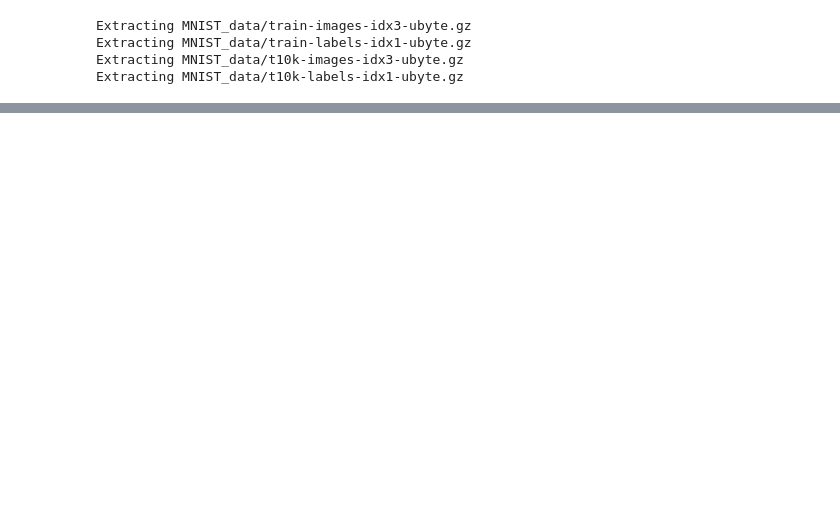
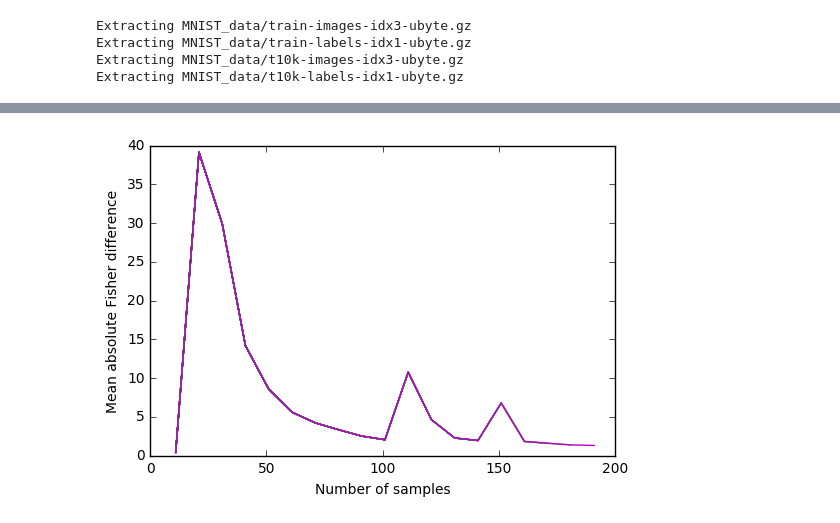
Before and after one commit to jeffshih/EWC, a Jupyter notebook: ConvTest.ipynb, the cells around one changed output, grey strips where cells are left out. Drawn from its saved outputs; the diff is of its cells as text; code cells hidden in the pictures; blank space fills up the shorter version.

```diff
--- a/ConvTest.ipynb
+++ b/ConvTest.ipynb
@@ -244,0 +276,4 @@ KeyboardInterrupt:
+# %%
+model.compute_fisher(mnist.validation.images, sess, num_samples=200, plot_diffs=True)
+# %% [output]
+[figure, added]
```
Also changed, not shown: parts of 12 cells of this notebook.
